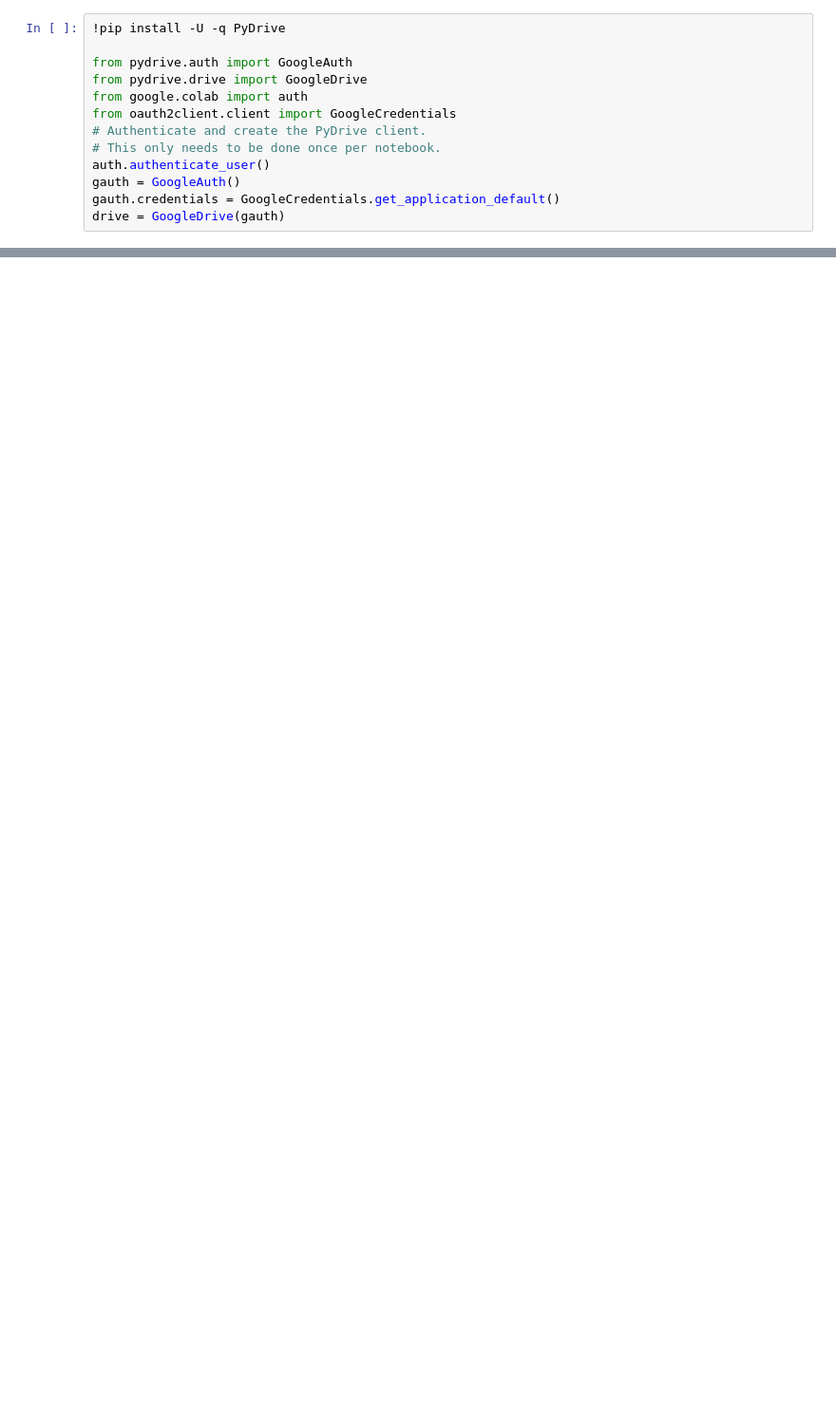
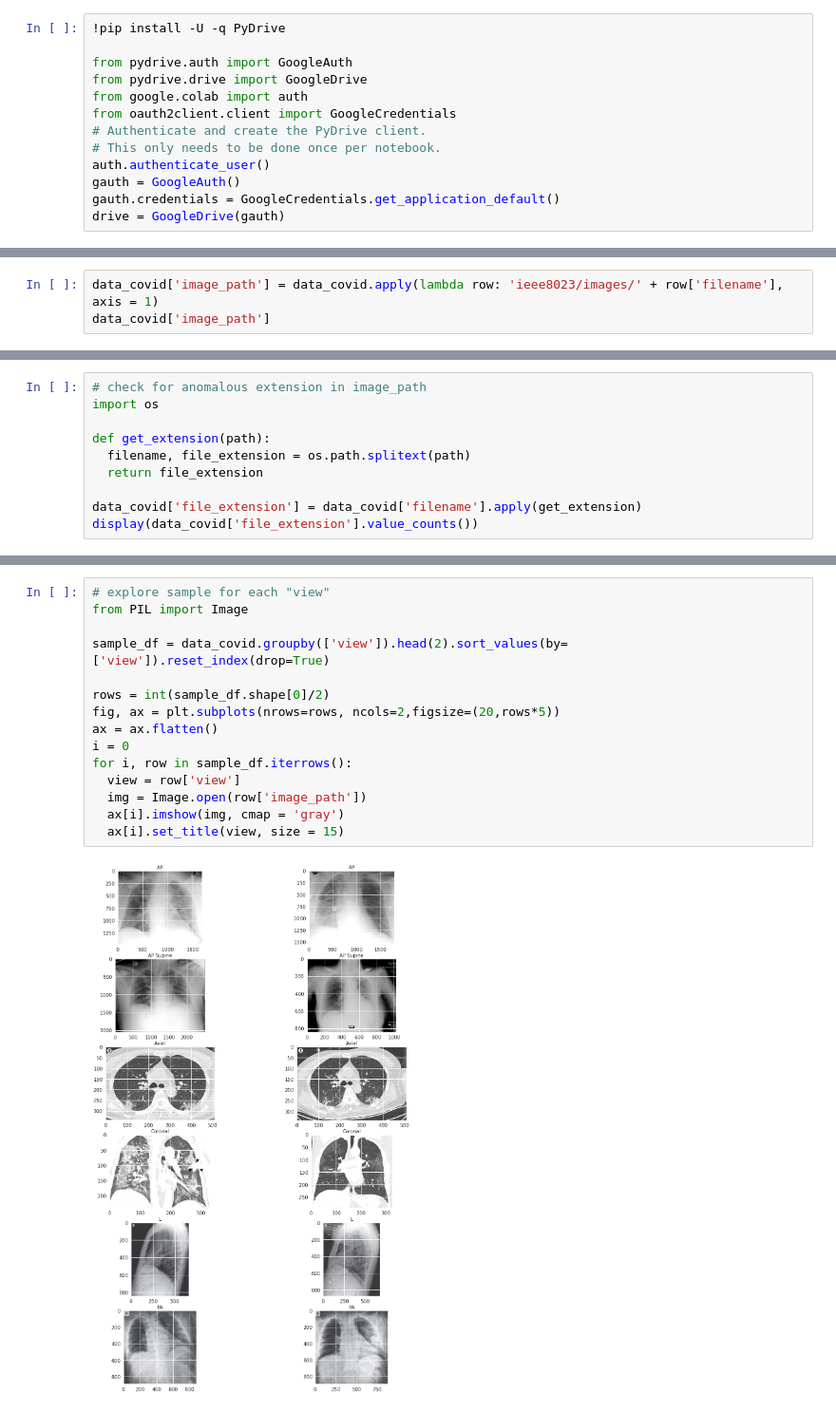
Before and after one commit to AleBitetto/Computer_Vision_Tutorial, a Jupyter notebook: Chest_xray_tutorial.ipynb, the cells around one changed output, grey strips where cells are left out. Shown at 95% size. Drawn from its saved outputs; the diff is of its cells as text; blank space fills up the shorter version.

Commit message:
checkpoint

```diff
--- a/Chest_xray_tutorial.ipynb
+++ b/Chest_xray_tutorial.ipynb
@@ -31,0 +177,3 @@ Extract data... Done
+# %%
+data_covid['image_path'] = data_covid.apply(lambda row: 'ieee8023/images/' + row['filename'], axis = 1)
+data_covid['image_path']
@@ -31,0 +193,10 @@ Extract data... Done
+# %%
+# check for anomalous extension in image_path
+import os
+
+def get_extension(path):
+  filename, file_extension = os.path.splitext(path)
+  return file_extension
+
+data_covid['file_extension'] = data_covid['filename'].apply(get_extension)
+display(data_covid['file_extension'].value_counts())
@@ -31,0 +211,17 @@ Extract data... Done
+# %%
+# explore sample for each "view"
+from PIL import Image
+
+sample_df = data_covid.groupby(['view']).head(2).sort_values(by=['view']).reset_index(drop=True)
+
+rows = int(sample_df.shape[0]/2)
+fig, ax = plt.subplots(nrows=rows, ncols=2,figsize=(20,rows*5))
+ax = ax.flatten()
+i = 0
+for i, row in sample_df.iterrows():
+  view = row['view']
+  img = Image.open(row['image_path'])
+  ax[i].imshow(img, cmap = 'gray')
+  ax[i].set_title(view, size = 15)
+# %% [output]
+[figure, added]
```
Also changed, not shown: parts of 15 cells of this notebook.
